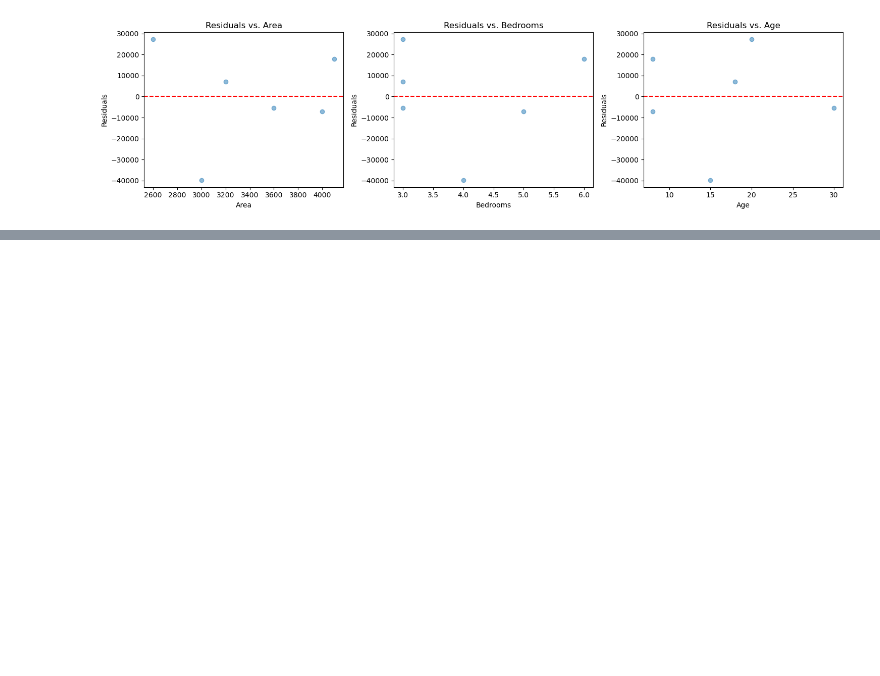
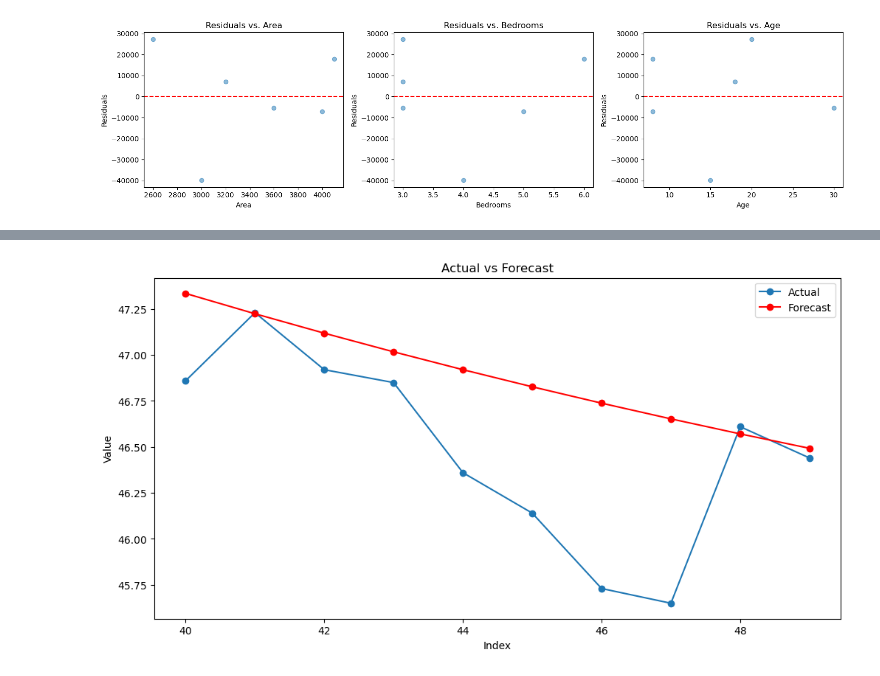
Before and after one commit to s0ul141/SB47, a Jupyter notebook: REG_DA2.ipynb, the cells around one changed output, grey strips where cells are left out. Cells and saved outputs as stored; diff of their text form; code cells hidden in the pictures; blank space fills up the shorter version.

```diff
--- a/REG_DA2.ipynb
+++ b/REG_DA2.ipynb
@@ -148,0 +155,4 @@ dir(model)
+# %%
+# Assume we have a DataFrame 'df' with a time series data
+df = pd.read_excel('Stock_Market_data.xlsx')
+df[:50]
@@ -148,0 +177,12 @@ dir(model)
+# %%
+# Let's use the first 40 data points for training and the rest for testing
+train, test = df['Close'][0:40], df['Close'][40:50]
+
+# Fit the model
+model = ARIMA(train, order=(1,0,0)) # Autoregressive, differencing, Moving Average
+model_fit = model.fit()
+# Forecast
+forecast = model_fit.forecast(steps=10)
+
+print_df=pd.DataFrame([test, forecast])
+print_df
@@ -148,0 +213,13 @@ dir(model)
+# %%
+
+# Plot actual vs predicted values
+plt.figure(figsize=(12, 6))
+plt.plot(test.index, test,marker='o', label='Actual')
+plt.plot(test.index, forecast, color='red',marker='o', label='Forecast')
+plt.title('Actual vs Forecast')
+plt.xlabel('Index')
+plt.ylabel('Value')
+plt.legend()
+plt.show()
+# %% [output]
+[figure, added]
```
Also changed, not shown: parts of 13 cells of this notebook.
